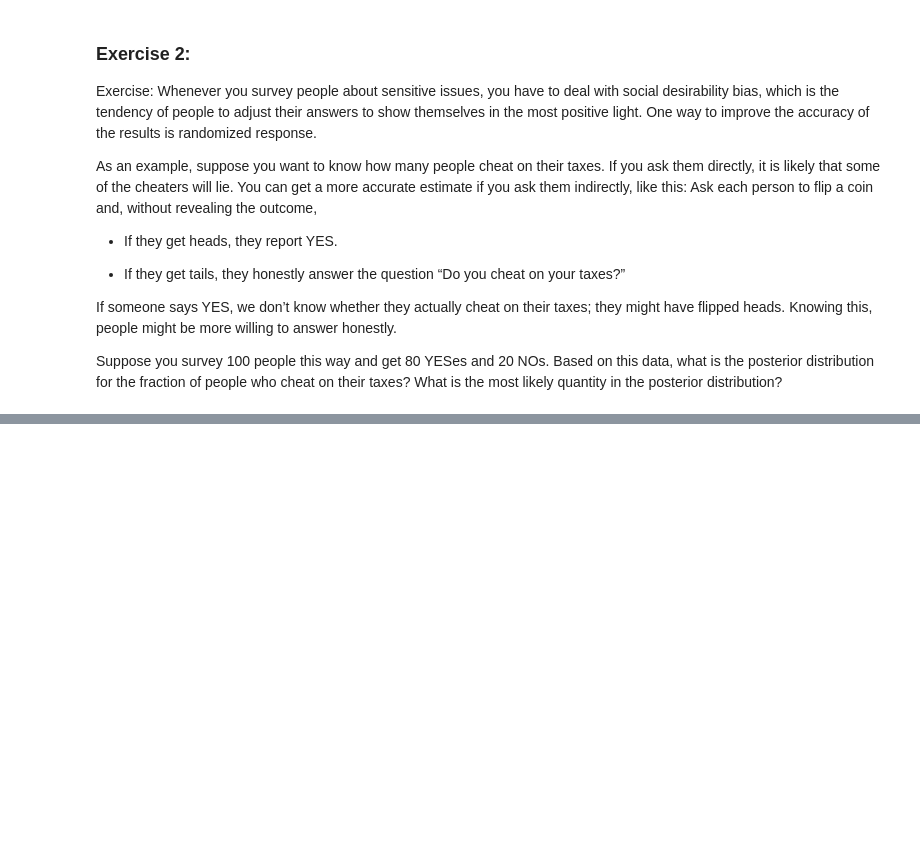
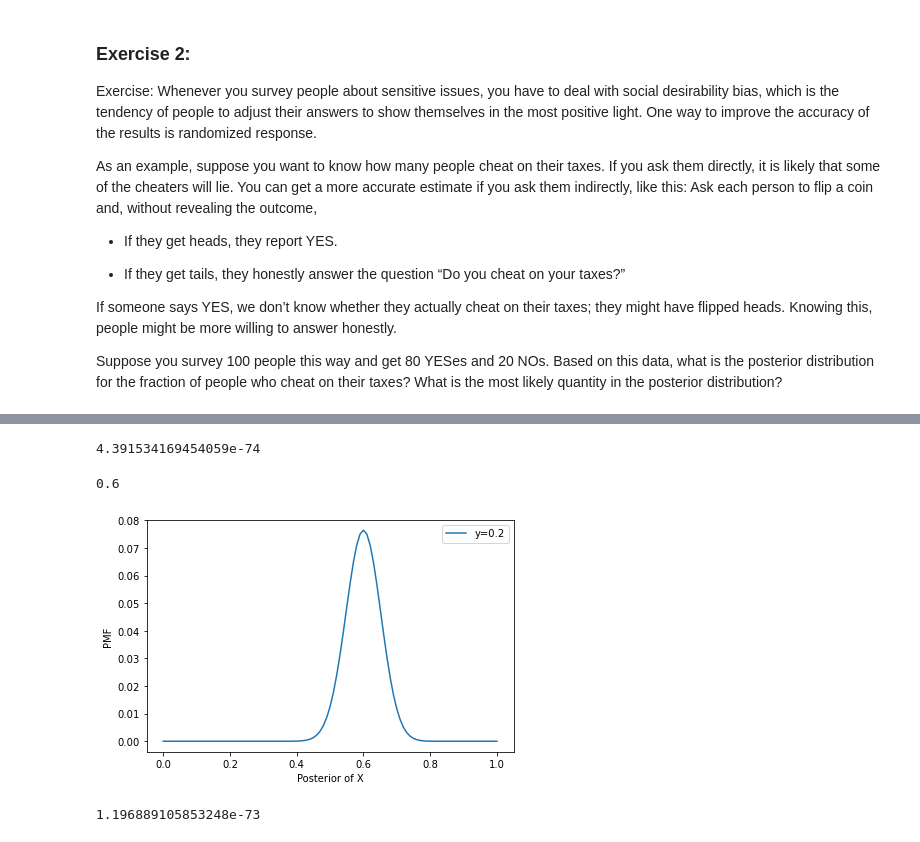
Before and after one commit to dwanneruchi/think_bayes_notes, a Jupyter notebook: exercises/ch04.ipynb, the cells around one changed output, grey strips where cells are left out. Saved outputs shown, nothing was run; the diff lists cells and outputs as text; code cells hidden in the pictures; blank space fills up the shorter version.

```diff
--- a/exercises/ch04.ipynb
+++ b/exercises/ch04.ipynb
@@ -137,0 +175,7 @@ prior.max_prob()
+# %%
+# I think our prior can still be uniform, although we could use the triangle prior here.
+hypos = np.linspace(0, 1, 101)
+prior = Pmf(1, hypos)
+
+# set y
+y = 0.2
@@ -137,0 +199,56 @@ prior.max_prob()
+# %%
+lk = {'H': hypos * (1-y) + (1-hypos) * y,
+    'T': (1-hypos) * (1-y) + hypos * y}
+# %%
+# data
+dataset = 'H' * 140 + 'T' * 110
+
+# update:
+for data in dataset:
+    prior *= lk[data]
+    #prior2 *= lk[data]
+
+prior.normalize()
+# %% [output]
+4.391534169454059e-74
+# %%
+prior.plot(label='y=0.2')
+#prior2.plot(label='more informed')
+decorate(xlabel='Posterior of X',
+         ylabel='PMF');
+
+print(prior.max_prob())
+# %% [output]
+0.6
+[figure, added]
+# %%
+# rewrite as a func
+def likelihood(y):
+    return {'H': hypos * (1-y) + (1-hypos) * y,
+            'T': (1-hypos) * (1-y) + hypos * y}
+
+# build a few
+hypos = np.linspace(0, 1, 101)
+prior0 = Pmf(1, hypos)
+prior2 = Pmf(1, hypos)
+prior4 = Pmf(1, hypos)
+
+# build likelihoods
+lk0 = likelihood(y = 0)
+lk2 = likelihood(y = 0.2)
+lk4 = likelihood(y = 0.4)
+
+# data
+dataset = 'H' * 140 + 'T' * 110
+
+# and update
+for data in dataset:
+    prior0 *= lk0[data]
+    prior2 *= lk2[data]
+    prior4 *= lk4[data]
+
+prior0.normalize()
+prior2.normalize()
+prior4.normalize()
+# %% [output]
+1.196889105853248e-73
```
Also changed, not shown: parts of 17 cells of this notebook.
